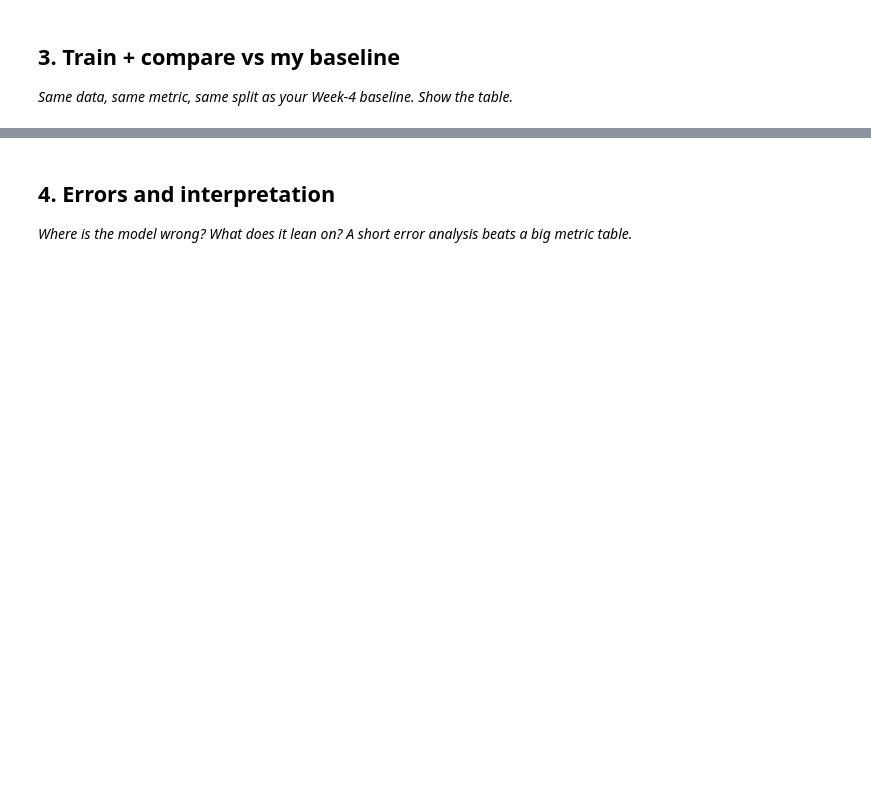
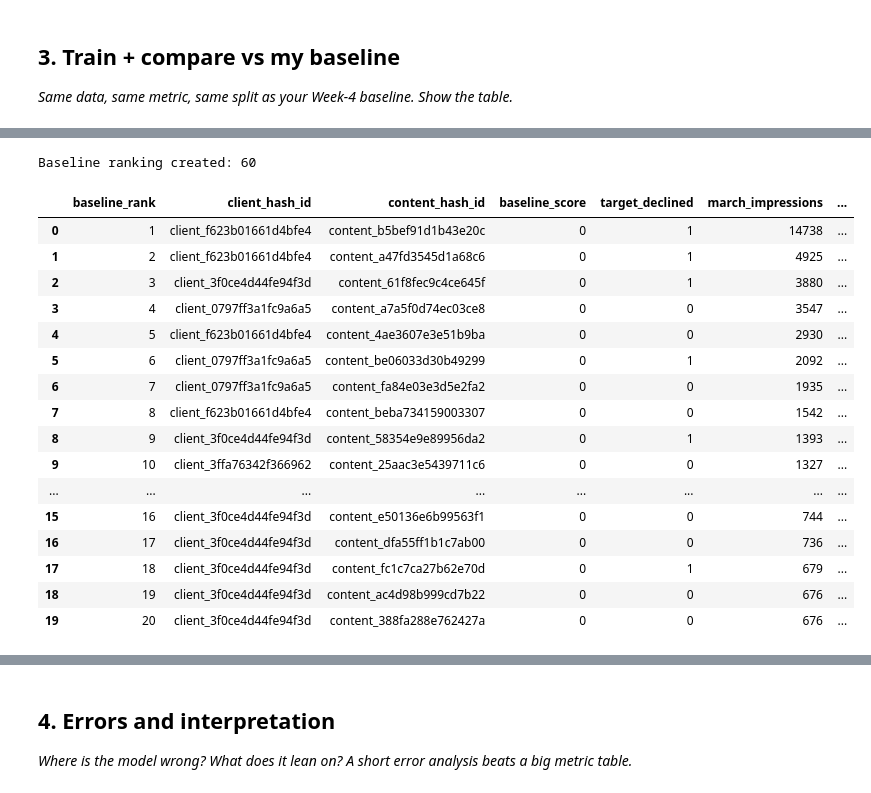
Before and after one commit to rasheed-hammad/machine-learning-starter, a Jupyter notebook: work/notebooks/w05_model.ipynb, the cells around one changed output, grey strips where cells are left out. Drawn from its saved outputs; the diff is of its cells as text; code cells hidden in the pictures; blank space fills up the shorter version.

```diff
--- a/work/notebooks/w05_model.ipynb
+++ b/work/notebooks/w05_model.ipynb
@@ -29,0 +641,61 @@ This skeleton is yours to fill. Work the sections **in order** — each one has
+# %%
+# Recreate W04 baseline on the same held-out test pages
+
+test_ranked["baseline_stale"] = (
+    test_ranked["days_since_update"] >= 180
+)
+
+test_ranked["baseline_visible"] = (
+    test_ranked["march_impressions"] >= 500
+)
+
+test_ranked["baseline_score"] = (
+    test_ranked["baseline_stale"].astype(int)
+    * test_ranked["baseline_visible"].astype(int)
+    * test_ranked["march_impressions"]
+)
+
+baseline_ranked = test_ranked.sort_values(
+    ["baseline_score", "march_impressions"],
+    ascending=[False, False]
+).reset_index(drop=True)
+
+baseline_ranked["baseline_rank"] = range(
+    1,
+    len(baseline_ranked) + 1
+)
+
+print("Baseline ranking created:", len(baseline_ranked))
+
+display(
+    baseline_ranked[
+        [
+            "baseline_rank",
+            "client_hash_id",
+            "content_hash_id",
+            "baseline_score",
+            "target_declined",
+            "march_impressions",
+            "days_since_update"
+        ]
+    ].head(20)
+)
+# %% [output]
+Baseline ranking created: 60
+|  | baseline_rank | client_hash_id | content_hash_id | baseline_score | target_declined | march_impressions | ... |
+| 0 | 1 | client_f623b01661d4bfe4 | content_b5bef91d1b43e20c | 0 | 1 | 14738 | ... |
+| 1 | 2 | client_f623b01661d4bfe4 | content_a47fd3545d1a68c6 | 0 | 1 | 4925 | ... |
+| 2 | 3 | client_3f0ce4d44fe94f3d | content_61f8fec9c4ce645f | 0 | 1 | 3880 | ... |
+| 3 | 4 | client_0797ff3a1fc9a6a5 | content_a7a5f0d74ec03ce8 | 0 | 0 | 3547 | ... |
+| 4 | 5 | client_f623b01661d4bfe4 | content_4ae3607e3e51b9ba | 0 | 0 | 2930 | ... |
+| 5 | 6 | client_0797ff3a1fc9a6a5 | content_be06033d30b49299 | 0 | 1 | 2092 | ... |
+| 6 | 7 | client_0797ff3a1fc9a6a5 | content_fa84e03e3d5e2fa2 | 0 | 0 | 1935 | ... |
+| 7 | 8 | client_f623b01661d4bfe4 | content_beba734159003307 | 0 | 0 | 1542 | ... |
+| 8 | 9 | client_3f0ce4d44fe94f3d | content_58354e9e89956da2 | 0 | 1 | 1393 | ... |
+| 9 | 10 | client_3ffa76342f366962 | content_25aac3e5439711c6 | 0 | 0 | 1327 | ... |
+| ... | ... | ... | ... | ... | ... | ... | ... |
+| 15 | 16 | client_3f0ce4d44fe94f3d | content_e50136e6b99563f1 | 0 | 0 | 744 | ... |
+| 16 | 17 | client_3f0ce4d44fe94f3d | content_dfa55ff1b1c7ab00 | 0 | 0 | 736 | ... |
+| 17 | 18 | client_3f0ce4d44fe94f3d | content_fc1c7ca27b62e70d | 0 | 1 | 679 | ... |
+| 18 | 19 | client_3f0ce4d44fe94f3d | content_ac4d98b999cd7b22 | 0 | 0 | 676 | ... |
+| 19 | 20 | client_3f0ce4d44fe94f3d | content_388fa288e762427a | 0 | 0 | 676 | ... |
```
Also changed, not shown: parts of 35 cells of this notebook.
